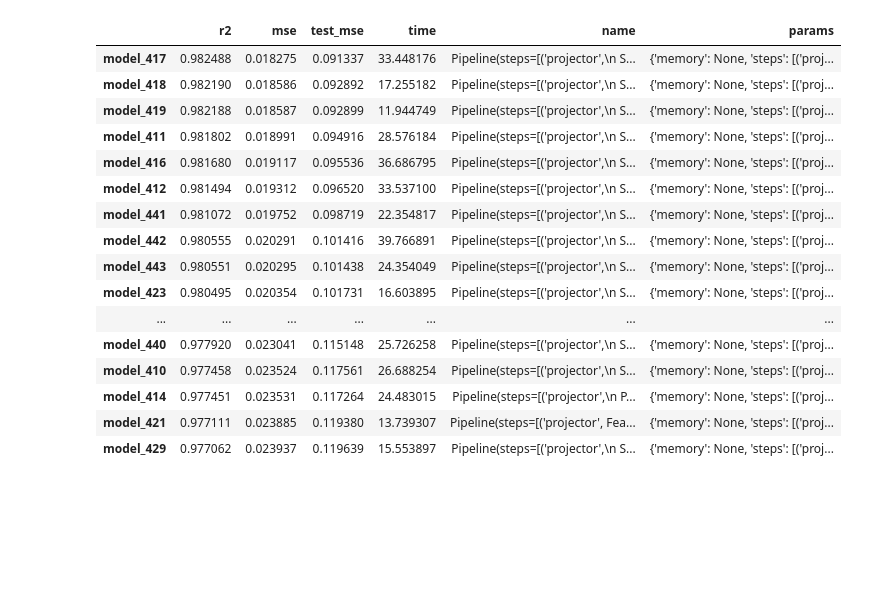
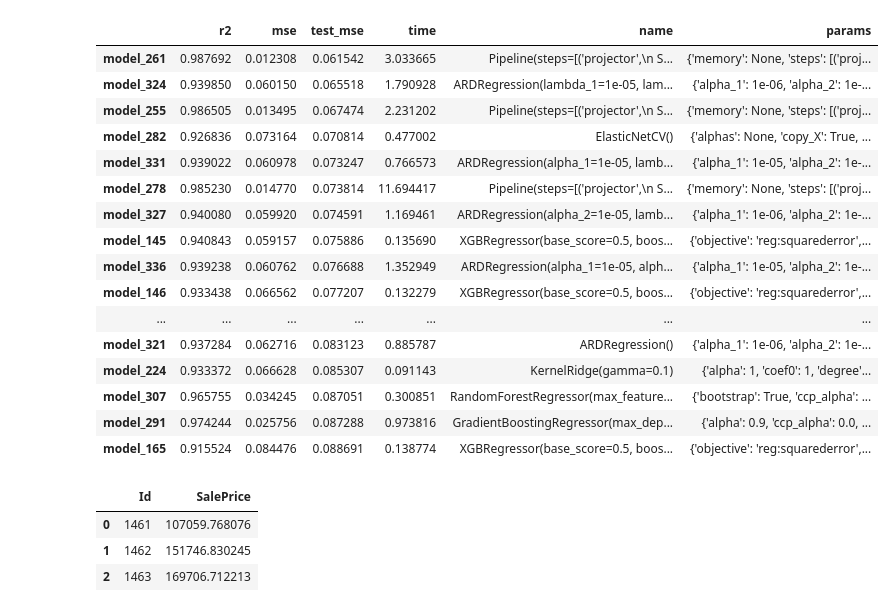
Before and after one commit to jamescorbin/kaggle, a Jupyter notebook: house_prices_regression/code/house_prices_regression.ipynb, the cells around one changed output. Saved outputs shown, nothing was run; the diff lists cells and outputs as text; code cells hidden in the pictures; blank space fills up the shorter version.

Commit message:
house prices -- near complete

```diff
--- a/house_prices_regression/code/house_prices_regression.ipynb
+++ b/house_prices_regression/code/house_prices_regression.ipynb
@@ -657,0 +579,4 @@ for col in Z.columns[:2]:
+# %%
+fig = plt.figure(figsize=(25, 25))
+ax = fig.add_subplot()
+ax.pcolormesh(Z_corr)
@@ -657,0 +586,27 @@ for col in Z.columns[:2]:
+# %%
+d = 6
+
+for i in range(np.ceil(len(Z.columns)//(d**2)).astype(int)):
+
+    fig = plt.figure(figsize=(25, 25))
+    axs = fig.subplots(d, d)
+
+    for j in range(d**2):
+        col = Z.columns[i*d**2+j]
+
+        k = j//d
+        ax = axs[k, j%d]
+
+        if col != y_col:
+
+            cor_x = np.linspace(Z[col].min(), Z[col].max(), 3)
+            s = Z_corr.at[y_col, col]
+
+            ax.scatter(Z[col], Z[y_col])
+
+            ax.set_xlabel(col)
+            ax.set_ylabel(y_col)
+
+            ax.plot(cor_x, s*cor_x, color='r')
+
+    fig.show()
@@ -967,7 +935,4 @@ models.extend(
 # %%
-import warnings
-warnings.filterwarnings("ignore")
-
 pred_cols = [f"model_{i:03d}" for i in range(len(models))]
 
 scores = []
@@ -983,7 +948,7 @@ for model in models:
             X,
             Y,
             test_size=0.2,
-            random_state=42,
+            #random_state=0,
         )
     )
 
@@ -1084,21 +1007,21 @@ cv_df.head(5)
 # %%
-cv_df.sort_values(by=['r2'], ascending=False).head(20)
+cv_df.sort_values(by=['test_mse'], ascending=True).head(20)
 # %% [output]
 |  | r2 | mse | test_mse | time | name | params |
-| model_417 | 0.982488 | 0.018275 | 0.091337 | 33.448176 | Pipeline(steps=[('projector',\n S... | {'memory': None, 'steps': [('proj... |
-| model_418 | 0.982190 | 0.018586 | 0.092892 | 17.255182 | Pipeline(steps=[('projector',\n S... | {'memory': None, 'steps': [('proj... |
-| model_419 | 0.982188 | 0.018587 | 0.092899 | 11.944749 | Pipeline(steps=[('projector',\n S... | {'memory': None, 'steps': [('proj... |
-| model_411 | 0.981802 | 0.018991 | 0.094916 | 28.576184 | Pipeline(steps=[('projector',\n S... | {'memory': None, 'steps': [('proj... |
-| model_416 | 0.981680 | 0.019117 | 0.095536 | 36.686795 | Pipeline(steps=[('projector',\n S... | {'memory': None, 'steps': [('proj... |
-| model_412 | 0.981494 | 0.019312 | 0.096520 | 33.537100 | Pipeline(steps=[('projector',\n S... | {'memory': None, 'steps': [('proj... |
-| model_441 | 0.981072 | 0.019752 | 0.098719 | 22.354817 | Pipeline(steps=[('projector',\n S... | {'memory': None, 'steps': [('proj... |
-| model_442 | 0.980555 | 0.020291 | 0.101416 | 39.766891 | Pipeline(steps=[('projector',\n S... | {'memory': None, 'steps': [('proj... |
-| model_443 | 0.980551 | 0.020295 | 0.101438 | 24.354049 | Pipeline(steps=[('projector',\n S... | {'memory': None, 'steps': [('proj... |
-| model_423 | 0.980495 | 0.020354 | 0.101731 | 16.603895 | Pipeline(steps=[('projector',\n S... | {'memory': None, 'steps': [('proj... |
+| model_261 | 0.987692 | 0.012308 | 0.061542 | 3.033665 | Pipeline(steps=[('projector',\n S... | {'memory': None, 'steps': [('proj... |
+| model_324 | 0.939850 | 0.060150 | 0.065518 | 1.790928 | ARDRegression(lambda_1=1e-05, lam... | {'alpha_1': 1e-06, 'alpha_2': 1e-... |
+| model_255 | 0.986505 | 0.013495 | 0.067474 | 2.231202 | Pipeline(steps=[('projector',\n S... | {'memory': None, 'steps': [('proj... |
+| model_282 | 0.926836 | 0.073164 | 0.070814 | 0.477002 | ElasticNetCV() | {'alphas': None, 'copy_X': True, ... |
+| model_331 | 0.939022 | 0.060978 | 0.073247 | 0.766573 | ARDRegression(alpha_1=1e-05, lamb... | {'alpha_1': 1e-05, 'alpha_2': 1e-... |
+| model_278 | 0.985230 | 0.014770 | 0.073814 | 11.694417 | Pipeline(steps=[('projector',\n S... | {'memory': None, 'steps': [('proj... |
+| model_327 | 0.940080 | 0.059920 | 0.074591 | 1.169461 | ARDRegression(alpha_2=1e-05, lamb... | {'alpha_1': 1e-06, 'alpha_2': 1e-... |
+| model_145 | 0.940843 | 0.059157 | 0.075886 | 0.135690 | XGBRegressor(base_score=0.5, boos... | {'objective': 'reg:squarederror',... |
+| model_336 | 0.939238 | 0.060762 | 0.076688 | 1.352949 | ARDRegression(alpha_1=1e-05, alph... | {'alpha_1': 1e-05, 'alpha_2': 1e-... |
+| model_146 | 0.933438 | 0.066562 | 0.077207 | 0.132279 | XGBRegressor(base_score=0.5, boos... | {'objective': 'reg:squarederror',... |
 | ... | ... | ... | ... | ... | ... | ... |
-| model_440 | 0.977920 | 0.023041 | 0.115148 | 25.726258 | Pipeline(steps=[('projector',\n S... | {'memory': None, 'steps': [('proj... |
-| model_410 | 0.977458 | 0.023524 | 0.117561 | 26.688254 | Pipeline(steps=[('projector',\n S... | {'memory': None, 'steps': [('proj... |
-| model_414 | 0.977451 | 0.023531 | 0.117264 | 24.483015 | Pipeline(steps=[('projector',\n P... | {'memory': None, 'steps': [('proj... |
-| model_421 | 0.977111 | 0.023885 | 0.119380 | 13.739307 | Pipeline(steps=[('projector', Fea... | {'memory': None, 'steps': [('proj... |
-| model_429 | 0.977062 | 0.023937 | 0.119639 | 15.553897 | Pipeline(steps=[('projector',\n S... | {'memory': None, 'steps': [('proj... |
+| model_321 | 0.937284 | 0.062716 | 0.083123 | 0.885787 | ARDRegression() | {'alpha_1': 1e-06, 'alpha_2': 1e-... |
+| model_224 | 0.933372 | 0.066628 | 0.085307 | 0.091143 | KernelRidge(gamma=0.1) | {'alpha': 1, 'coef0': 1, 'degree'... |
+| model_307 | 0.965755 | 0.034245 | 0.087051 | 0.300851 | RandomForestRegressor(max_feature... | {'bootstrap': True, 'ccp_alpha': ... |
+| model_291 | 0.974244 | 0.025756 | 0.087288 | 0.973816 | GradientBoostingRegressor(max_dep... | {'alpha': 0.9, 'ccp_alpha': 0.0, ... |
+| model_165 | 0.915524 | 0.084476 | 0.088691 | 0.138774 | XGBRegressor(base_score=0.5, boos... | {'objective': 'reg:squarederror',... |
 # %%
@@ -1109,2 +1035,9 @@ results = pd.DataFrame({"Id": df_test["Id"], "SalePrice": model.predict(X_test).
+# %%
+results_to_file.head(3)
+# %% [output]
+|  | Id | SalePrice |
+| 0 | 1461 | 107059.768076 |
+| 1 | 1462 | 151746.830245 |
+| 2 | 1463 | 169706.712213 |
 # %%
 results_fn = os.path.join(data_dir, "results.csv")
```
Also changed, not shown: parts of 107 cells of this notebook.
